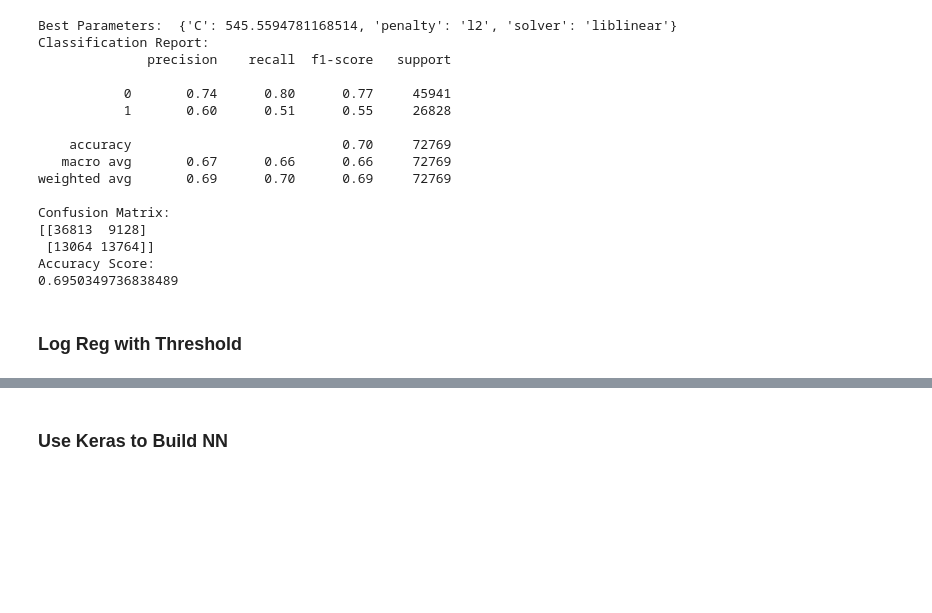
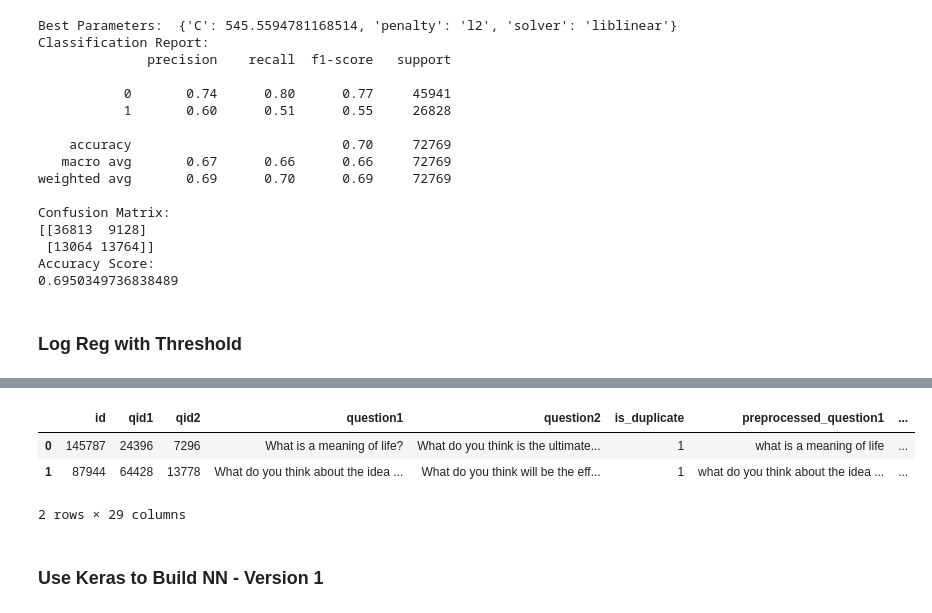
Before and after one commit to Brittanysacha/Mini-Project-V, a Jupyter notebook: mini_project_V.ipynb, the cells around one changed output, grey strips where cells are left out. Saved outputs shown, nothing was run; the diff lists cells and outputs as text; code cells hidden in the pictures; blank space fills up the shorter version.

```diff
--- a/mini_project_V.ipynb
+++ b/mini_project_V.ipynb
@@ -683,5 +697,12 @@ print(confusion_matrix(y_test, y_pred))
 print("Accuracy Score:")
 print(accuracy_score(y_test, y_pred))
+# %%
+quora_questions_train.head(2)
+# %% [output]
+|  | id | qid1 | qid2 | question1 | question2 | is_duplicate | preprocessed_question1 | ... |
+| 0 | 145787 | 24396 | 7296 | What is a meaning of life? | What do you think is the ultimate... | 1 | what is a meaning of life | ... |
+| 1 | 87944 | 64428 | 13778 | What do you think about the idea ... | What do you think will be the eff... | 1 | what do you think about the idea ... | ... |
+2 rows × 29 columns
 # %% [markdown]
-### Use Keras to Build NN
+### Use Keras to Build NN - Version 1
 # %%
```
Also changed, not shown: parts of 7 cells of this notebook.
